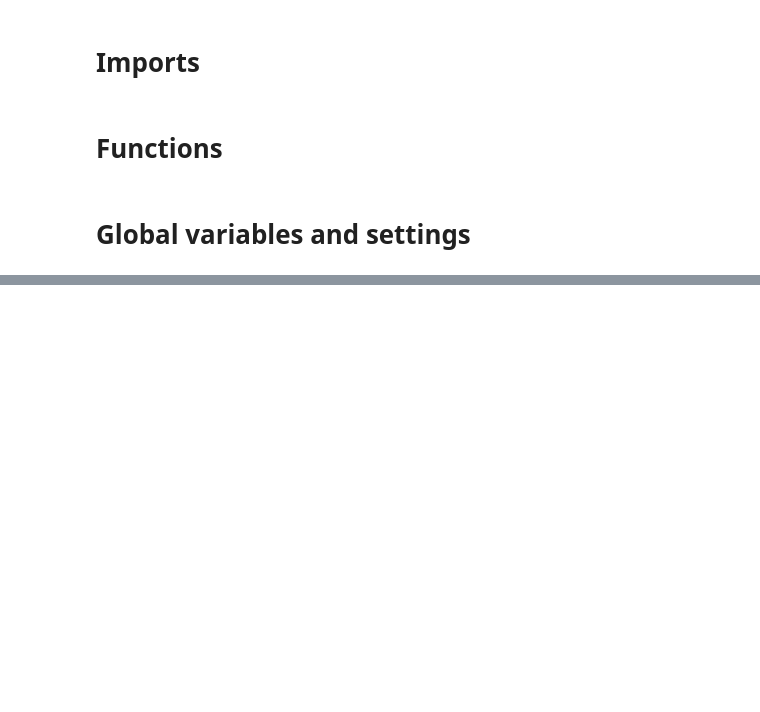
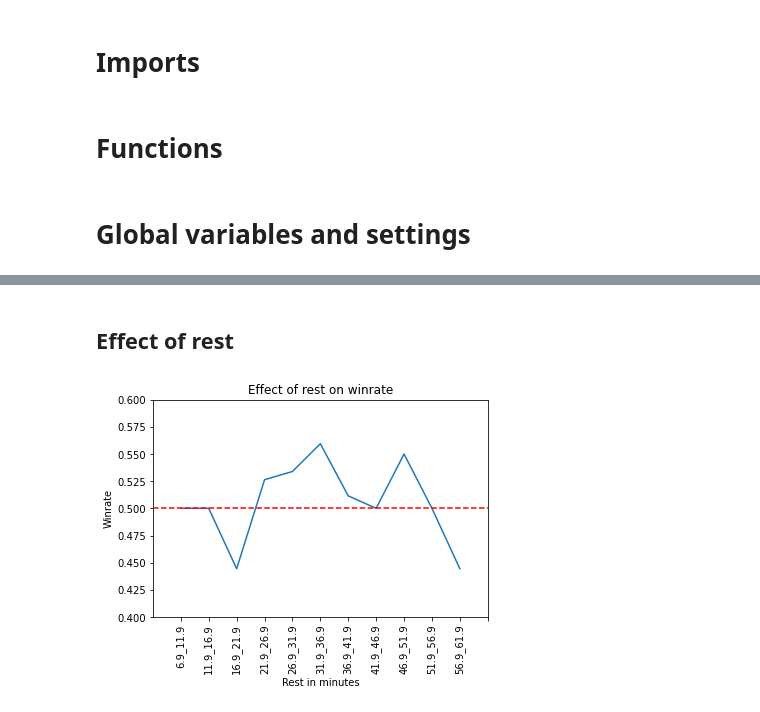
Before and after one commit to ryandamen/tilt, a Jupyter notebook: src/tilt.ipynb, the cells around one changed output, grey strips where cells are left out. Drawn from its saved outputs; the diff is of its cells as text; code cells hidden in the pictures; blank space fills up the shorter version.

```diff
--- a/src/tilt.ipynb
+++ b/src/tilt.ipynb
@@ -447,0 +511,48 @@ sumo_info.head()
+# %% [markdown]
+## Effect of rest
+# %%
+# Rest time vs win rate plot
+
+# Define time bins
+min_time = int(sumo_info.time_since_last.min())
+max_time = int(sumo_info.time_since_last.max())
+block = 300000 # minutes of rest * 60000 = epoch minutes
+rest_bins = np.append(np.arange(min_time, max_time, block), max_time)
+# Labels for bins
+labels = []
+for time in rest_bins:
+    time_1 = np.around(time / 60000, decimals=1)
+    time_2 = np.around((time + block) / 60000, decimals=1)
+    labels.append(f"{time_1}_{time_2}")
+labels = labels[0:-1]
+# Bin the data
+sumo_info["rest_bins"] = pd.cut(sumo_info["time_since_last"], rest_bins, labels=labels, include_lowest=True)
+
+# Calculate the mean win rate per bin
+df_time_win = sumo_info.groupby("rest_bins")["win"].mean().reset_index()
+
+df_time_win
+# Plot the graph
+# Change the X ticks
+levels = len(sumo_info["rest_bins"].unique())
+x_ticks = np.arange(0, levels + 1, 1)
+# TODO: Error bars use yerr = error,
+# error = sumo_info.groupby("rest_bins")["win"].std()
+# Plot
+ax = df_time_win.plot(x="rest_bins",
+                 y="win",
+                 kind="line",
+                 title="Effect of rest on winrate",
+                 legend=False,
+                 xticks=x_ticks,
+                 xlim=[-1, 11],
+                 ylim=[0.4, 0.6],
+                 xlabel="Rest in minutes",
+                 ylabel="Winrate")
+# Rotate X_axis label 45 degree
+plt.xticks(rotation=90)
+# Add horizontal line at the 50% winrate
+plt.axhline(y=0.5, linestyle="dashed", color="r")
+plt.show()
+# %% [output]
+[figure, added]
```
Also changed, not shown: parts of 22 cells of this notebook.
